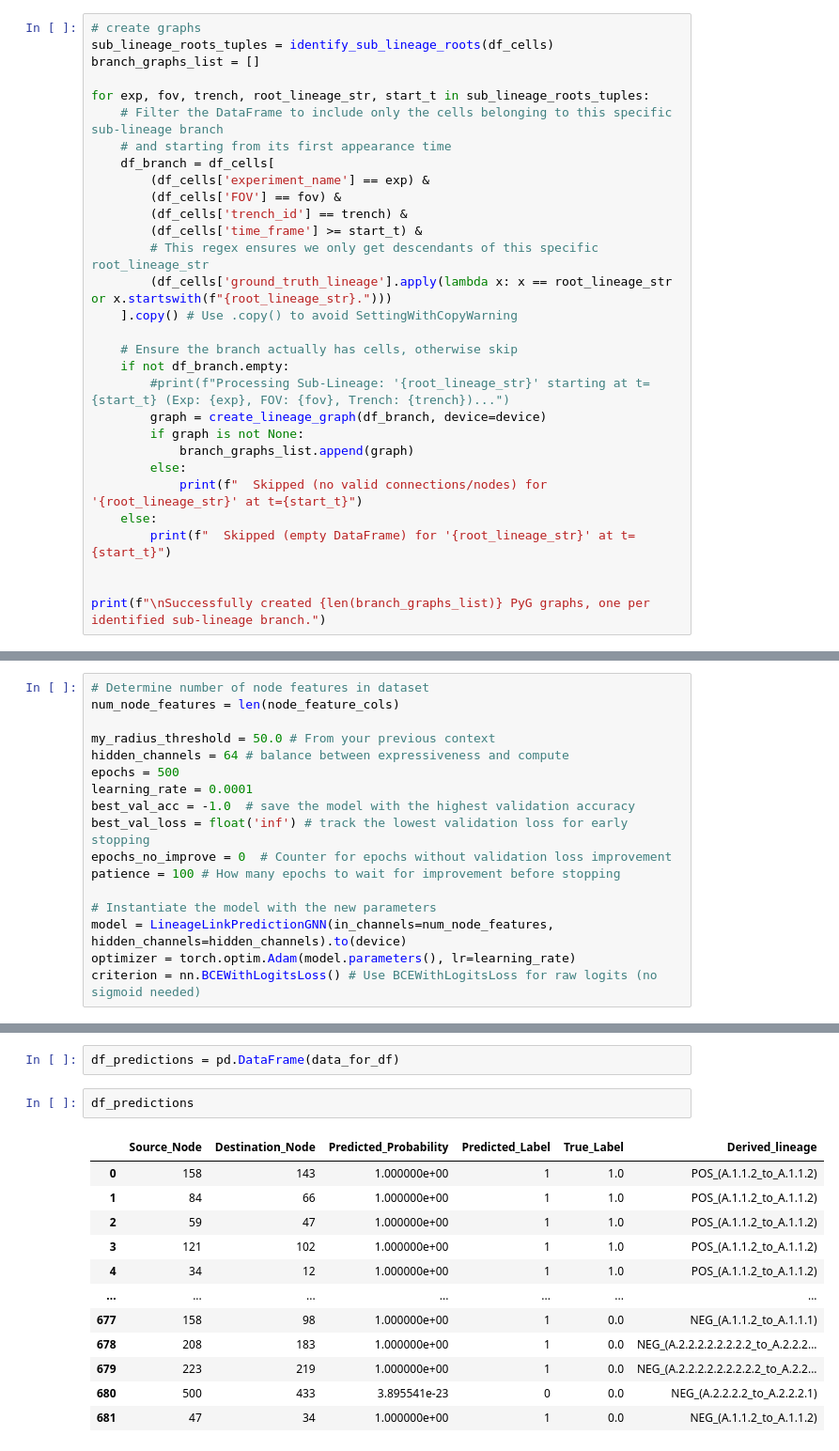
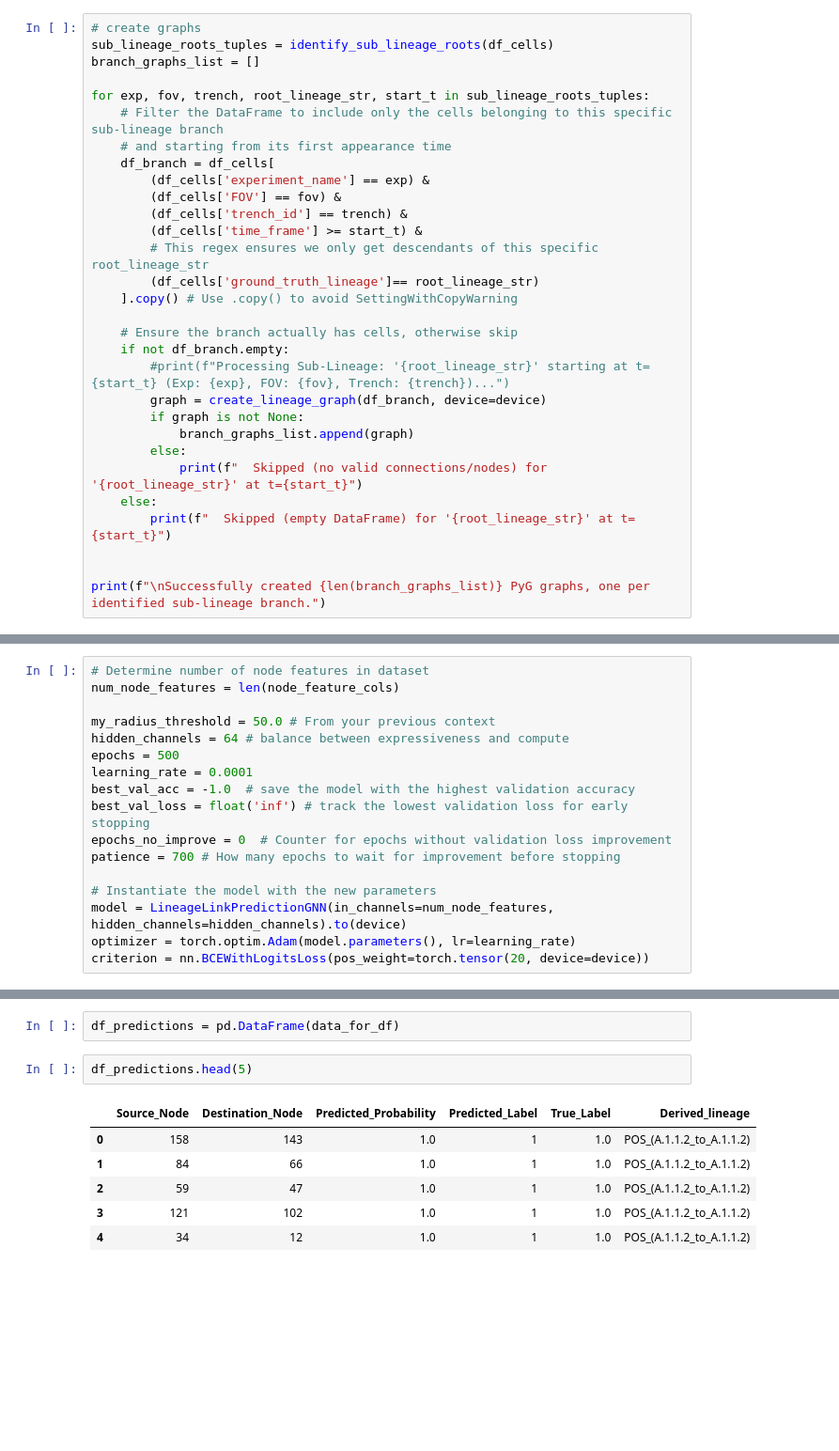
Before and after one commit to nvivanco/Image_analysis, a Jupyter notebook: Pytorch_simple_GNN.ipynb, the cells around one changed output, grey strips where cells are left out. Shown at 94% size. Drawn from its saved outputs; the diff is of its cells as text; blank space fills up the shorter version.

```diff
--- a/Pytorch_simple_GNN.ipynb
+++ b/Pytorch_simple_GNN.ipynb
@@ -866,7 +866,7 @@ for exp, fov, trench, root_lineage_str, start_t in sub_lineage_roots_tuples:
         (df_cells['trench_id'] == trench) &
         (df_cells['time_frame'] >= start_t) &
         # This regex ensures we only get descendants of this specific root_lineage_str
-        (df_cells['ground_truth_lineage'].apply(lambda x: x == root_lineage_str or x.startswith(f"{root_lineage_str}.")))
+        (df_cells['ground_truth_lineage']== root_lineage_str)
     ].copy() # Use .copy() to avoid SettingWithCopyWarning
 
     # Ensure the branch actually has cells, otherwise skip
@@ -980,12 +1007,12 @@ learning_rate = 0.0001
 best_val_acc = -1.0  # save the model with the highest validation accuracy
 best_val_loss = float('inf') # track the lowest validation loss for early stopping
 epochs_no_improve = 0  # Counter for epochs without validation loss improvement
-patience = 100 # How many epochs to wait for improvement before stopping
+patience = 700 # How many epochs to wait for improvement before stopping
 
 # Instantiate the model with the new parameters
 model = LineageLinkPredictionGNN(in_channels=num_node_features, hidden_channels=hidden_channels).to(device)
 optimizer = torch.optim.Adam(model.parameters(), lr=learning_rate)
-criterion = nn.BCEWithLogitsLoss() # Use BCEWithLogitsLoss for raw logits (no sigmoid needed)
+criterion = nn.BCEWithLogitsLoss(pos_weight=torch.tensor(20, device=device))
 # %%
 train_losses = []
 val_losses = []
@@ -1161,17 +1200,11 @@ data_for_df = {
 # %%
 df_predictions = pd.DataFrame(data_for_df)
 # %%
-df_predictions
+df_predictions.head(5)
 # %% [output]
 |  | Source_Node | Destination_Node | Predicted_Probability | Predicted_Label | True_Label | Derived_lineage |
-| 0 | 158 | 143 | 1.000000e+00 | 1 | 1.0 | POS_(A.1.1.2_to_A.1.1.2) |
-| 1 | 84 | 66 | 1.000000e+00 | 1 | 1.0 | POS_(A.1.1.2_to_A.1.1.2) |
-| 2 | 59 | 47 | 1.000000e+00 | 1 | 1.0 | POS_(A.1.1.2_to_A.1.1.2) |
-| 3 | 121 | 102 | 1.000000e+00 | 1 | 1.0 | POS_(A.1.1.2_to_A.1.1.2) |
-| 4 | 34 | 12 | 1.000000e+00 | 1 | 1.0 | POS_(A.1.1.2_to_A.1.1.2) |
-| ... | ... | ... | ... | ... | ... | ... |
-| 677 | 158 | 98 | 1.000000e+00 | 1 | 0.0 | NEG_(A.1.1.2_to_A.1.1.1) |
-| 678 | 208 | 183 | 1.000000e+00 | 1 | 0.0 | NEG_(A.2.2.2.2.2.2.2.2_to_A.2.2.2... |
-| 679 | 223 | 219 | 1.000000e+00 | 1 | 0.0 | NEG_(A.2.2.2.2.2.2.2.2.2_to_A.2.2... |
-| 680 | 500 | 433 | 3.895541e-23 | 0 | 0.0 | NEG_(A.2.2.2.2_to_A.2.2.2.1) |
-| 681 | 47 | 34 | 1.000000e+00 | 1 | 0.0 | NEG_(A.1.1.2_to_A.1.1.2) |
+| 0 | 158 | 143 | 1.0 | 1 | 1.0 | POS_(A.1.1.2_to_A.1.1.2) |
+| 1 | 84 | 66 | 1.0 | 1 | 1.0 | POS_(A.1.1.2_to_A.1.1.2) |
+| 2 | 59 | 47 | 1.0 | 1 | 1.0 | POS_(A.1.1.2_to_A.1.1.2) |
+| 3 | 121 | 102 | 1.0 | 1 | 1.0 | POS_(A.1.1.2_to_A.1.1.2) |
+| 4 | 34 | 12 | 1.0 | 1 | 1.0 | POS_(A.1.1.2_to_A.1.1.2) |
```
Also changed, not shown: parts of 13 cells of this notebook.
